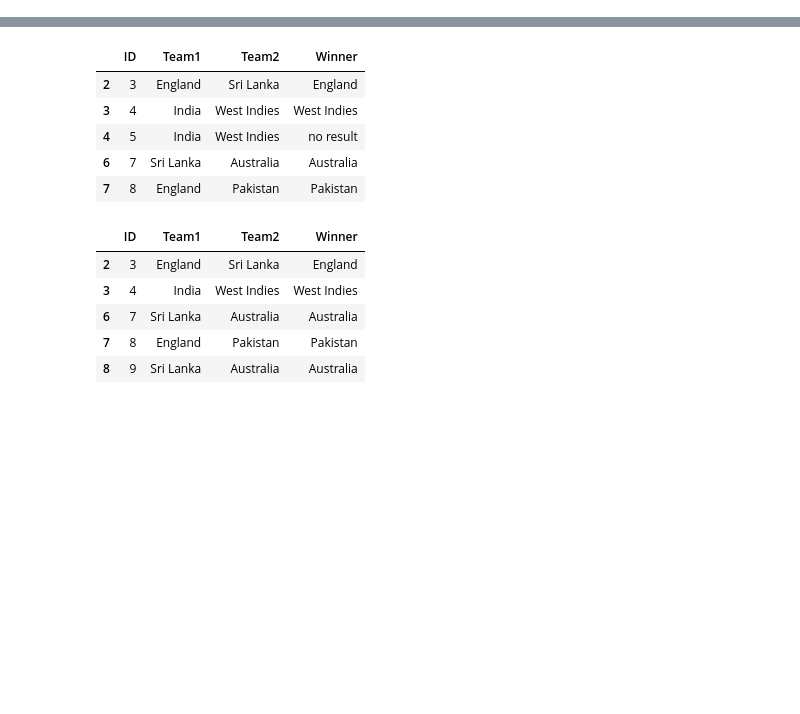
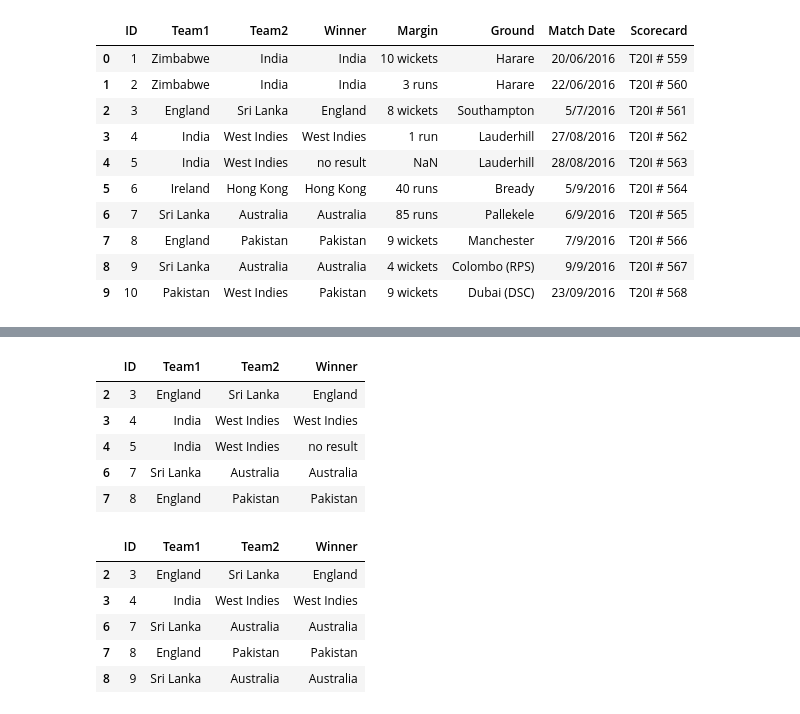
Before and after one commit to anurag1402/basicdata, a Jupyter notebook: ICC_WT2022_PREDICTIONS(ANURAG).ipynb, the cells around one changed output, grey strips where cells are left out. Saved outputs shown, nothing was run; the diff lists cells and outputs as text; code cells hidden in the pictures; blank space fills up the shorter version.

```diff
--- a/ICC_WT2022_PREDICTIONS(ANURAG).ipynb
+++ b/ICC_WT2022_PREDICTIONS(ANURAG).ipynb
@@ -11,7 +12,20 @@ from sklearn.ensemble import RandomForestClassifier
 # %%
-results=pd.read_csv(r'C:\Users\msdan\Desktop\final project\Past Results.csv')
-worldt20=df=pd.read_csv(r'C:\Users\msdan\Desktop\final project\Past Tournaments.csv')
+
+results=pd.read_csv(io.BytesIO(uploaded['Past Results.csv']))
+worldt20=df=pd.read_csv(io.BytesIO(uploaded['Past Tournaments.csv']))
 results.head(10)
+# %% [output]
+|  | ID | Team1 | Team2 | Winner | Margin | Ground | Match Date | Scorecard |
+| 0 | 1 | Zimbabwe | India | India | 10 wickets | Harare | 20/06/2016 | T20I # 559 |
+| 1 | 2 | Zimbabwe | India | India | 3 runs | Harare | 22/06/2016 | T20I # 560 |
+| 2 | 3 | England | Sri Lanka | England | 8 wickets | Southampton | 5/7/2016 | T20I # 561 |
+| 3 | 4 | India | West Indies | West Indies | 1 run | Lauderhill | 27/08/2016 | T20I # 562 |
+| 4 | 5 | India | West Indies | no result | NaN | Lauderhill | 28/08/2016 | T20I # 563 |
+| 5 | 6 | Ireland | Hong Kong | Hong Kong | 40 runs | Bready | 5/9/2016 | T20I # 564 |
+| 6 | 7 | Sri Lanka | Australia | Australia | 85 runs | Pallekele | 6/9/2016 | T20I # 565 |
+| 7 | 8 | England | Pakistan | Pakistan | 9 wickets | Manchester | 7/9/2016 | T20I # 566 |
+| 8 | 9 | Sri Lanka | Australia | Australia | 4 wickets | Colombo (RPS) | 9/9/2016 | T20I # 567 |
+| 9 | 10 | Pakistan | West Indies | Pakistan | 9 wickets | Dubai (DSC) | 23/09/2016 | T20I # 568 |
 # %%
 current_teams = ['England', 'South Africa', 'West Indies',
             'Pakistan', 'New Zealand', 'Sri Lanka', 'Afghanistan',
```
Also changed, not shown: parts of 21 cells of this notebook.
